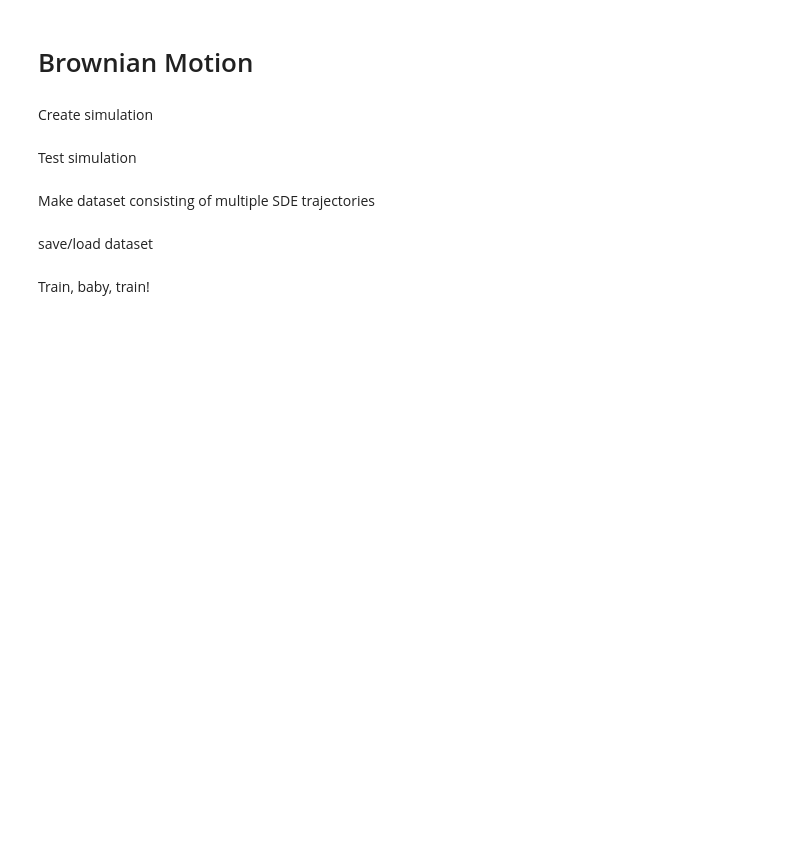
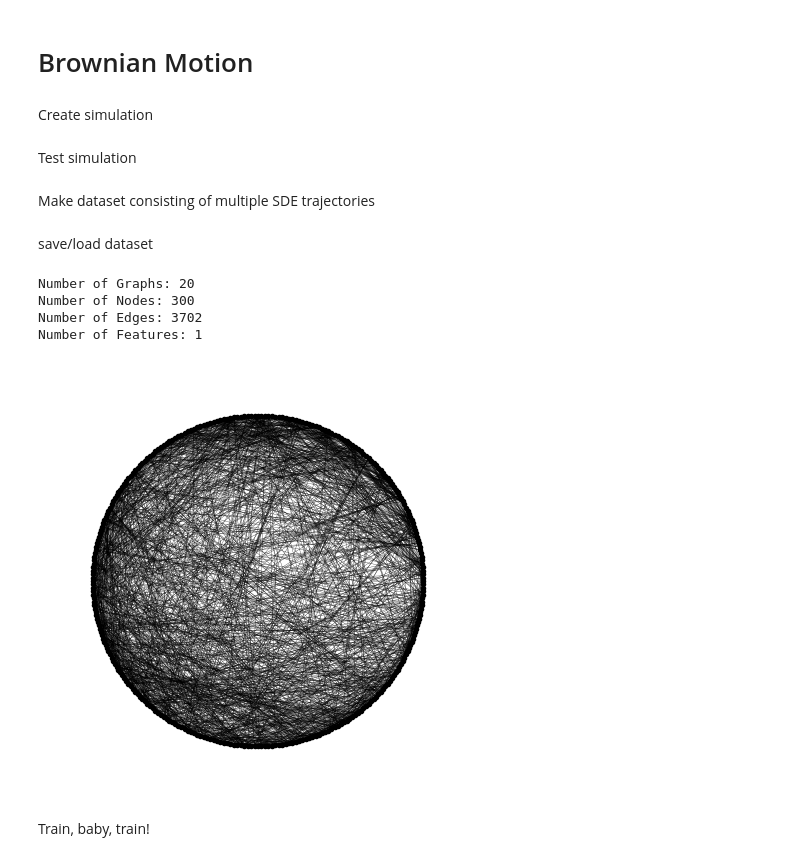
Before and after one commit to hans-riess/pygsig, a Jupyter notebook: brownian-1d.ipynb, the cells around one changed output. Saved outputs shown, nothing was run; the diff lists cells and outputs as text; code cells hidden in the pictures; blank space fills up the shorter version.

```diff
--- a/brownian-1d.ipynb
+++ b/brownian-1d.ipynb
@@ -201,9 +201,31 @@ with tqdm(total=num_runs) as pbar:
 save/load dataset
 # %%
 import torch
-filename = 'datasets/brownian/brownian-1d-3b.pt'
+filename = 'datasets/brownian/1d-3b.pt'
 # torch.save(seq_dataset,filename)
 seq_dataset = torch.load(filename)
+# %%
+print(f"Number of Graphs: {len(seq_dataset)}")
+print(f"Number of Nodes: {seq_dataset[0].num_nodes}")
+print(f"Number of Edges: {seq_dataset[0][0].num_edges}")
+print(f"Number of Features: {seq_dataset[0].num_node_features}")
+# %% [output]
+Number of Graphs: 20
+Number of Nodes: 300
+Number of Edges: 3702
+Number of Features: 1
+# %%
+import networkx as nx
+import matplotlib.pyplot as plt
+
+graph = nx.from_edgelist(seq_dataset[0].edge_index.T.numpy())
+
+# Draw the graph
+plt.figure(figsize=(2, 2),dpi=200)
+nx.draw(graph,pos=nx.circular_layout(graph), node_size=1, width=0.1, font_size=5, node_color='black')
+plt.show()
+# %% [output]
+[figure, added]
 # %% [markdown]
 Train, baby, train!
 # %%
```
Also changed, not shown: parts of 15 cells of this notebook, 14 other files.
